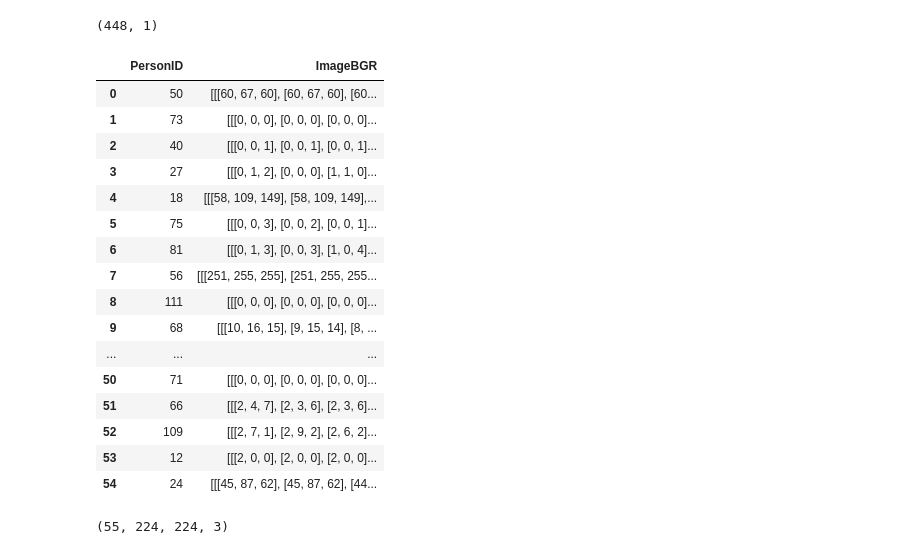
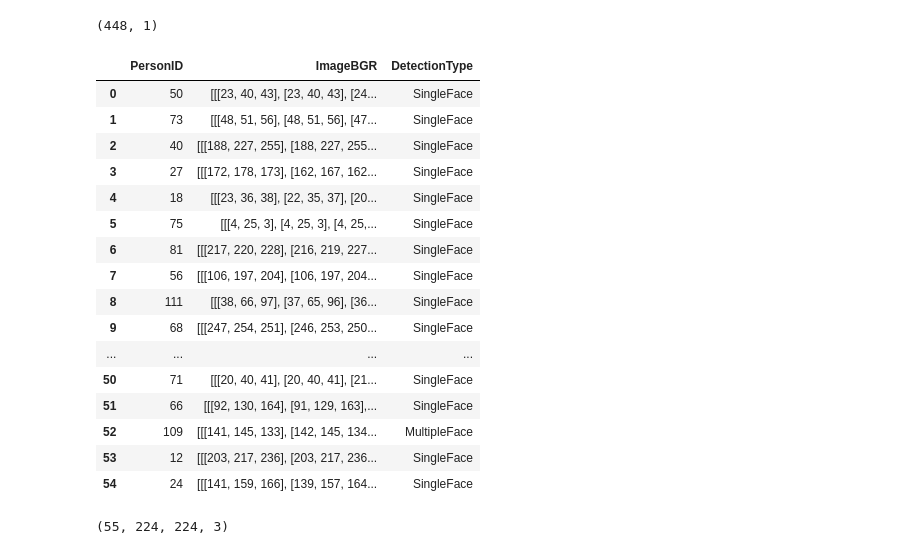
Before and after one commit to RsgAI/Face-Recognition, a Jupyter notebook: Training/FirstQuarter/FaceOnly/Training10.ipynb, the cells around one changed output. Drawn from its saved outputs; the diff is of its cells as text; code cells hidden in the pictures.

```diff
--- a/Training/FirstQuarter/FaceOnly/Training10.ipynb
+++ b/Training/FirstQuarter/FaceOnly/Training10.ipynb
@@ -115,27 +115,27 @@ trainingY.shape
 # %% [output]
 (448, 1)
 # %%
-#FullPhoto Validation data is being read from md5 file
-validationDf = pd.read_pickle("../../../Data/FirstQuarter/FullPhoto/Validation.pkl")
+#FaceOnly Validation data is being read from md5 file
+validationDf = pd.read_pickle("../../../Data/FirstQuarter/FaceOnly/Validation.pkl")
 validationDf
 # %% [output]
-|  | PersonID | ImageBGR |
-| 0 | 50 | [[[60, 67, 60], [60, 67, 60], [60... |
-| 1 | 73 | [[[0, 0, 0], [0, 0, 0], [0, 0, 0]... |
-| 2 | 40 | [[[0, 0, 1], [0, 0, 1], [0, 0, 1]... |
-| 3 | 27 | [[[0, 1, 2], [0, 0, 0], [1, 1, 0]... |
-| 4 | 18 | [[[58, 109, 149], [58, 109, 149],... |
-| 5 | 75 | [[[0, 0, 3], [0, 0, 2], [0, 0, 1]... |
-| 6 | 81 | [[[0, 1, 3], [0, 0, 3], [1, 0, 4]... |
-| 7 | 56 | [[[251, 255, 255], [251, 255, 255... |
-| 8 | 111 | [[[0, 0, 0], [0, 0, 0], [0, 0, 0]... |
-| 9 | 68 | [[[10, 16, 15], [9, 15, 14], [8, ... |
-| ... | ... | ... |
-| 50 | 71 | [[[0, 0, 0], [0, 0, 0], [0, 0, 0]... |
-| 51 | 66 | [[[2, 4, 7], [2, 3, 6], [2, 3, 6]... |
-| 52 | 109 | [[[2, 7, 1], [2, 9, 2], [2, 6, 2]... |
-| 53 | 12 | [[[2, 0, 0], [2, 0, 0], [2, 0, 0]... |
-| 54 | 24 | [[[45, 87, 62], [45, 87, 62], [44... |
+|  | PersonID | ImageBGR | DetectionType |
+| 0 | 50 | [[[23, 40, 43], [23, 40, 43], [24... | SingleFace |
+| 1 | 73 | [[[48, 51, 56], [48, 51, 56], [47... | SingleFace |
+| 2 | 40 | [[[188, 227, 255], [188, 227, 255... | SingleFace |
+| 3 | 27 | [[[172, 178, 173], [162, 167, 162... | SingleFace |
+| 4 | 18 | [[[23, 36, 38], [22, 35, 37], [20... | SingleFace |
+| 5 | 75 | [[[4, 25, 3], [4, 25, 3], [4, 25,... | SingleFace |
+| 6 | 81 | [[[217, 220, 228], [216, 219, 227... | SingleFace |
+| 7 | 56 | [[[106, 197, 204], [106, 197, 204... | SingleFace |
+| 8 | 111 | [[[38, 66, 97], [37, 65, 96], [36... | SingleFace |
+| 9 | 68 | [[[247, 254, 251], [246, 253, 250... | SingleFace |
+| ... | ... | ... | ... |
+| 50 | 71 | [[[20, 40, 41], [20, 40, 41], [21... | SingleFace |
+| 51 | 66 | [[[92, 130, 164], [91, 129, 163],... | SingleFace |
+| 52 | 109 | [[[141, 145, 133], [142, 145, 134... | MultipleFace |
+| 53 | 12 | [[[203, 217, 236], [203, 217, 236... | SingleFace |
+| 54 | 24 | [[[141, 159, 166], [139, 157, 164... | SingleFace |
 # %%
 #validationX is being extracted from validationDf as wanted shape
 #validationX contains images with pixel values of data type np.uint8 in the range [0, 255]
```
Also changed, not shown: parts of 10 cells of this notebook, 1 other file.
